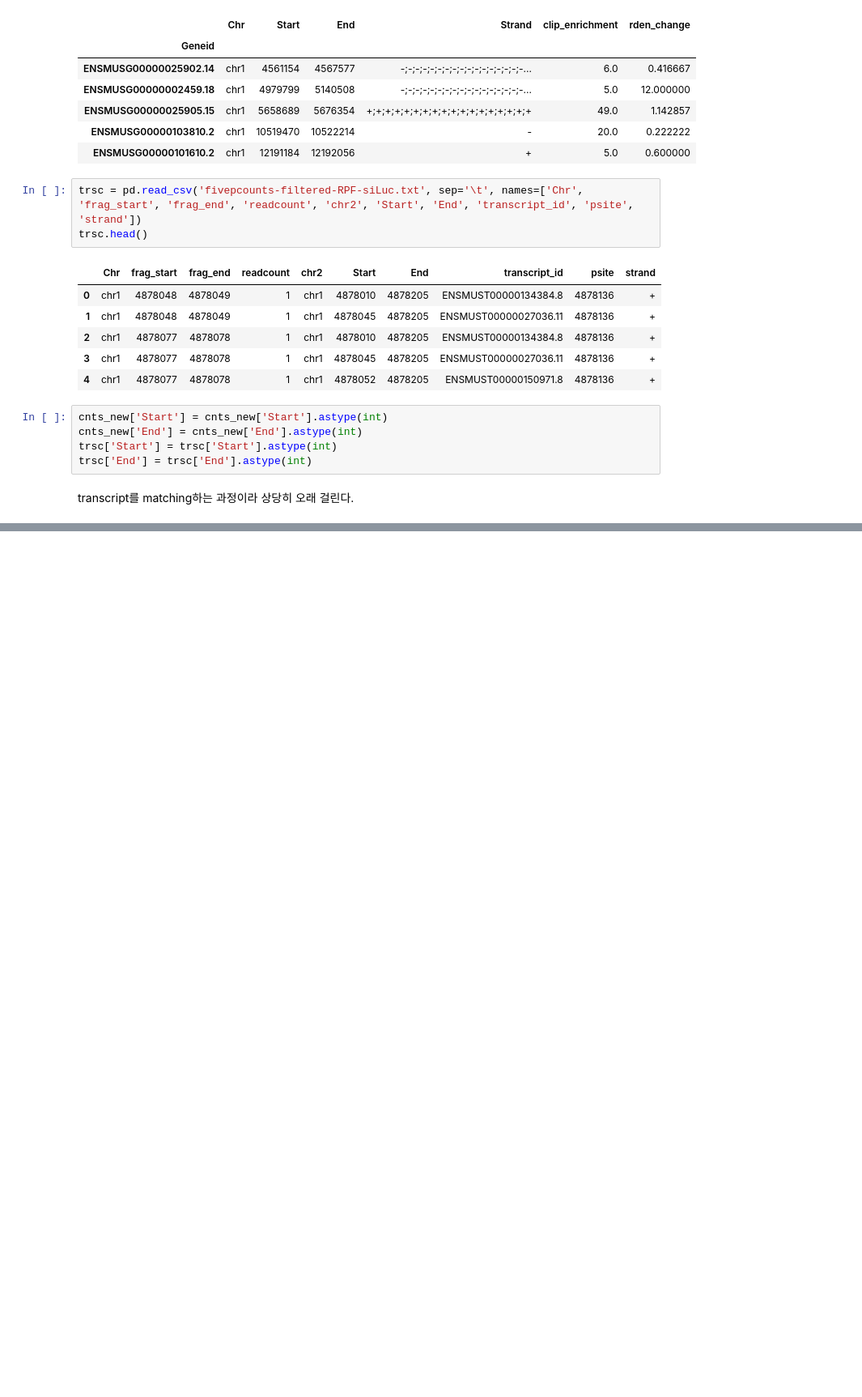
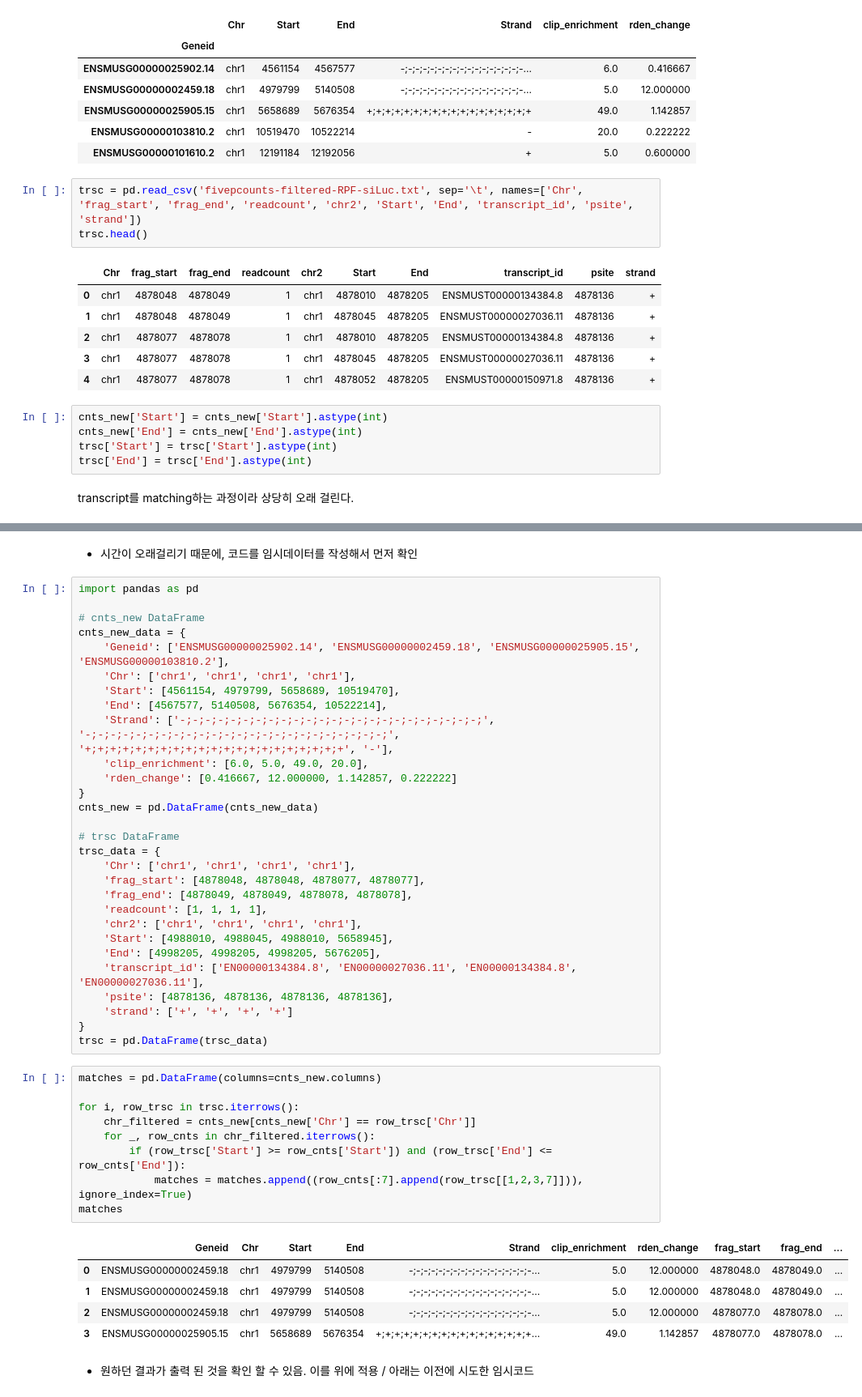
Before and after one commit to WoobeenJeong/miRNA_motif_finding, a Jupyter notebook: CoLab_TermProj_2023_2.ipynb, the cells around one changed output, grey strips where cells are left out. Shown at 81% size. Cells and saved outputs as stored; diff of their text form; blank space fills up the shorter version.

```diff
--- a/CoLab_TermProj_2023_2.ipynb
+++ b/CoLab_TermProj_2023_2.ipynb
@@ -470,3 +479,52 @@ transcript를 matching하는 과정이라 상당히 오래 걸린다.
+# %% [markdown]
+* 시간이 오래걸리기 때문에, 코드를 임시데이터를 작성해서 먼저 확인
+# %%
+import pandas as pd
+
+# cnts_new DataFrame
+cnts_new_data = {
+    'Geneid': ['ENSMUSG00000025902.14', 'ENSMUSG00000002459.18', 'ENSMUSG00000025905.15', 'ENSMUSG00000103810.2'],
+    'Chr': ['chr1', 'chr1', 'chr1', 'chr1'],
+    'Start': [4561154, 4979799, 5658689, 10519470],
+    'End': [4567577, 5140508, 5676354, 10522214],
+    'Strand': ['-;-;-;-;-;-;-;-;-;-;-;-;-;-;-;-;-;-;-;-;-;-;-;-;', '-;-;-;-;-;-;-;-;-;-;-;-;-;-;-;-;-;-;-;-;-;-;-;-;', '+;+;+;+;+;+;+;+;+;+;+;+;+;+;+;+;+;+;+;+;+', '-'],
+    'clip_enrichment': [6.0, 5.0, 49.0, 20.0],
+    'rden_change': [0.416667, 12.000000, 1.142857, 0.222222]
+}
+cnts_new = pd.DataFrame(cnts_new_data)
+
+# trsc DataFrame
+trsc_data = {
+    'Chr': ['chr1', 'chr1', 'chr1', 'chr1'],
+    'frag_start': [4878048, 4878048, 4878077, 4878077],
+    'frag_end': [4878049, 4878049, 4878078, 4878078],
+    'readcount': [1, 1, 1, 1],
+    'chr2': ['chr1', 'chr1', 'chr1', 'chr1'],
+    'Start': [4988010, 4988045, 4988010, 5658945],
+    'End': [4998205, 4998205, 4998205, 5676205],
+    'transcript_id': ['EN00000134384.8', 'EN00000027036.11', 'EN00000134384.8', 'EN00000027036.11'],
+    'psite': [4878136, 4878136, 4878136, 4878136],
+    'strand': ['+', '+', '+', '+']
+}
+trsc = pd.DataFrame(trsc_data)
+# %%
+matches = pd.DataFrame(columns=cnts_new.columns)
+
+for i, row_trsc in trsc.iterrows():
+    chr_filtered = cnts_new[cnts_new['Chr'] == row_trsc['Chr']]
+    for _, row_cnts in chr_filtered.iterrows():
+        if (row_trsc['Start'] >= row_cnts['Start']) and (row_trsc['End'] <= row_cnts['End']):
+            matches = matches.append((row_cnts[:7].append(row_trsc[[1,2,3,7]])), ignore_index=True)
+matches
+# %% [output]
+|  | Geneid | Chr | Start | End | Strand | clip_enrichment | rden_change | frag_start | frag_end | ... |
+| 0 | ENSMUSG00000002459.18 | chr1 | 4979799 | 5140508 | -;-;-;-;-;-;-;-;-;-;-;-;-;-;-;-;-... | 5.0 | 12.000000 | 4878048.0 | 4878049.0 | ... |
+| 1 | ENSMUSG00000002459.18 | chr1 | 4979799 | 5140508 | -;-;-;-;-;-;-;-;-;-;-;-;-;-;-;-;-... | 5.0 | 12.000000 | 4878048.0 | 4878049.0 | ... |
+| 2 | ENSMUSG00000002459.18 | chr1 | 4979799 | 5140508 | -;-;-;-;-;-;-;-;-;-;-;-;-;-;-;-;-... | 5.0 | 12.000000 | 4878077.0 | 4878078.0 | ... |
+| 3 | ENSMUSG00000025905.15 | chr1 | 5658689 | 5676354 | +;+;+;+;+;+;+;+;+;+;+;+;+;+;+;+;+... | 49.0 | 1.142857 | 4878077.0 | 4878078.0 | ... |
+# %% [markdown]
+* 원하던 결과가 출력 된 것을 확인 할 수 있음. 이를 위에 적용
+ / 아래는 이전에 시도한 임시코드
 # %%
 matches = pd.DataFrame(columns=cnts_new.columns)
 for i in range(len(trsc)):
```
Also changed, not shown: parts of 3 cells of this notebook.
